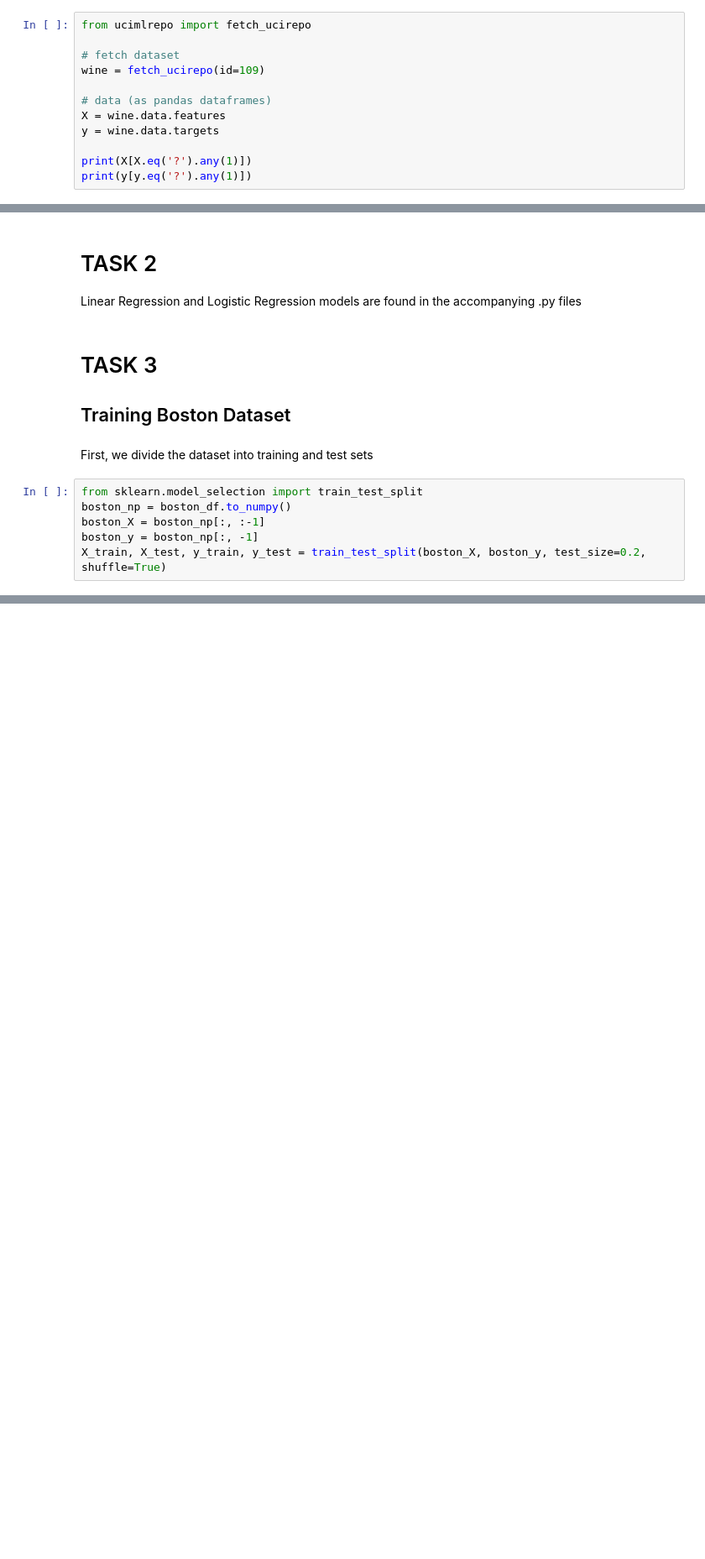
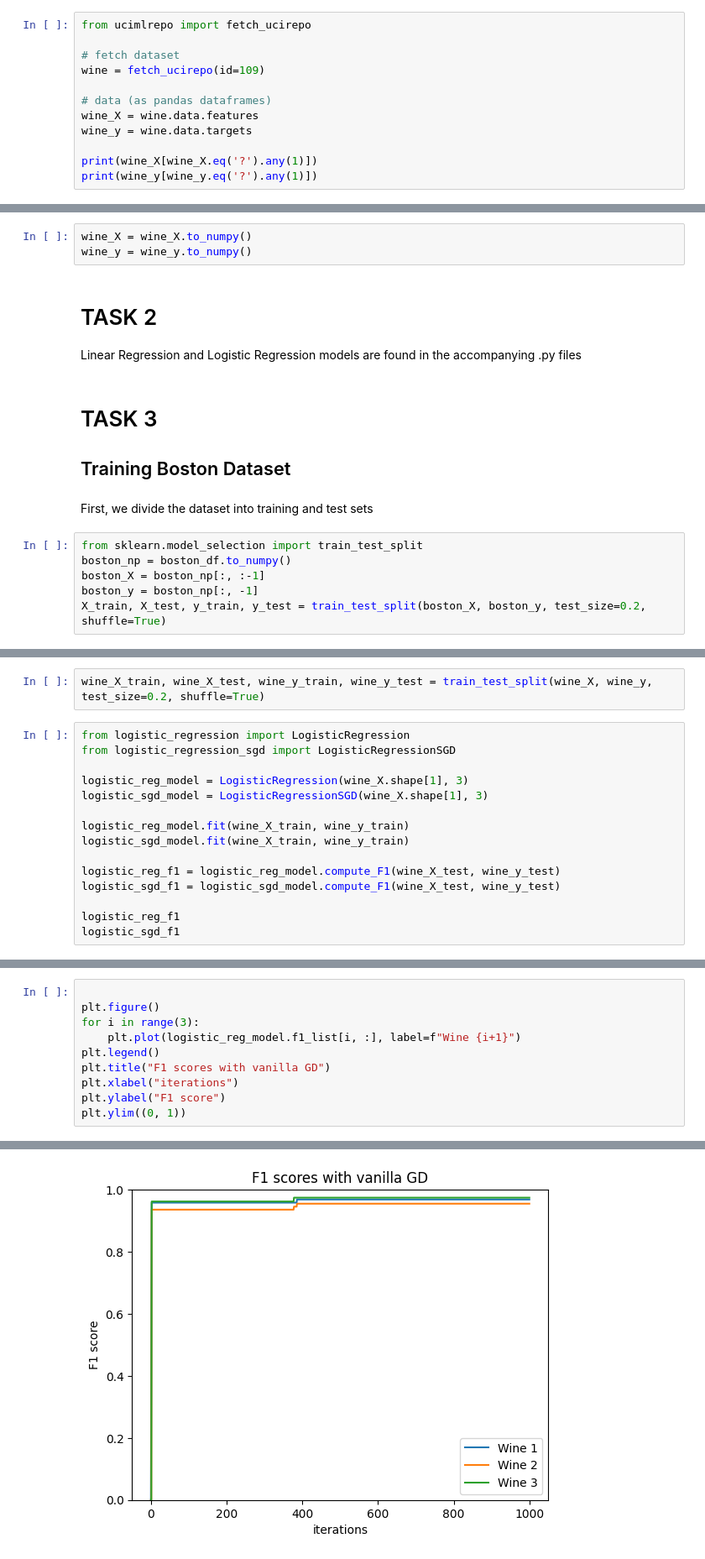
Before and after one commit to rsaif22/COMP-551, a Jupyter notebook: Assignment_1/a1.ipynb, the cells around one changed output, grey strips where cells are left out. Shown: that part at 84% size. Cells and saved outputs as stored; diff of their text form; blank space fills up the shorter version.

```diff
--- a/Assignment_1/a1.ipynb
+++ b/Assignment_1/a1.ipynb
@@ -71,11 +73,11 @@ from ucimlrepo import fetch_ucirepo
 wine = fetch_ucirepo(id=109)
 
 # data (as pandas dataframes)
-X = wine.data.features
-y = wine.data.targets
+wine_X = wine.data.features
+wine_y = wine.data.targets
 
-print(X[X.eq('?').any(1)])
-print(y[y.eq('?').any(1)])
+print(wine_X[wine_X.eq('?').any(1)])
+print(wine_y[wine_y.eq('?').any(1)])
 # %% [output]
 Empty DataFrame
 Columns: [Alcohol, Malicacid, Ash, Alcalinity_of_ash, Magnesium, Total_phenols, Flavanoids, Nonflavanoid_phenols, Proanthocyanins, Color_intensity, Hue, 0D280_0D315_of_diluted_wines, Proline]
@@ -112,6 +114,9 @@ wine_data.corr()
 | 0D280_0D315_of_diluted_wines | 0.072343 | -0.368710 | 0.003911 | -0.276769 | 0.066004 | 0.699949 | 0.787194 | ... |
 | Proline | 0.643720 | -0.192011 | 0.223626 | -0.440597 | 0.393351 | 0.498115 | 0.494193 | ... |
 | class | -0.328222 | 0.437776 | -0.049643 | 0.517859 | -0.209179 | -0.719163 | -0.847498 | ... |
+# %%
+wine_X = wine_X.to_numpy()
+wine_y = wine_y.to_numpy()
 # %% [markdown]
 # TASK 2
 Linear Regression and Logistic Regression models are found in the accompanying .py files
@@ -142,0 +190,17 @@ test_error
+# %%
+wine_X_train, wine_X_test, wine_y_train, wine_y_test = train_test_split(wine_X, wine_y, test_size=0.2, shuffle=True)
+# %%
+from logistic_regression import LogisticRegression
+from logistic_regression_sgd import LogisticRegressionSGD
+
+logistic_reg_model = LogisticRegression(wine_X.shape[1], 3)
+logistic_sgd_model = LogisticRegressionSGD(wine_X.shape[1], 3)
+
+logistic_reg_model.fit(wine_X_train, wine_y_train)
+logistic_sgd_model.fit(wine_X_train, wine_y_train)
+
+logistic_reg_f1 = logistic_reg_model.compute_F1(wine_X_test, wine_y_test)
+logistic_sgd_f1 = logistic_sgd_model.compute_F1(wine_X_test, wine_y_test)
+
+logistic_reg_f1
+logistic_sgd_f1
@@ -142,0 +214,11 @@ test_error
+# %%
+
+plt.figure()
+for i in range(3):
+    plt.plot(logistic_reg_model.f1_list[i, :], label=f"Wine {i+1}")
+plt.legend()
+plt.title("F1 scores with vanilla GD")
+plt.xlabel("iterations")
+plt.ylabel("F1 score")
+plt.ylim((0, 1))
+# %% [output]
@@ -142,0 +234 @@ test_error
+[figure, added]
```
Also changed, not shown: parts of 30 cells of this notebook, 3 other files.
